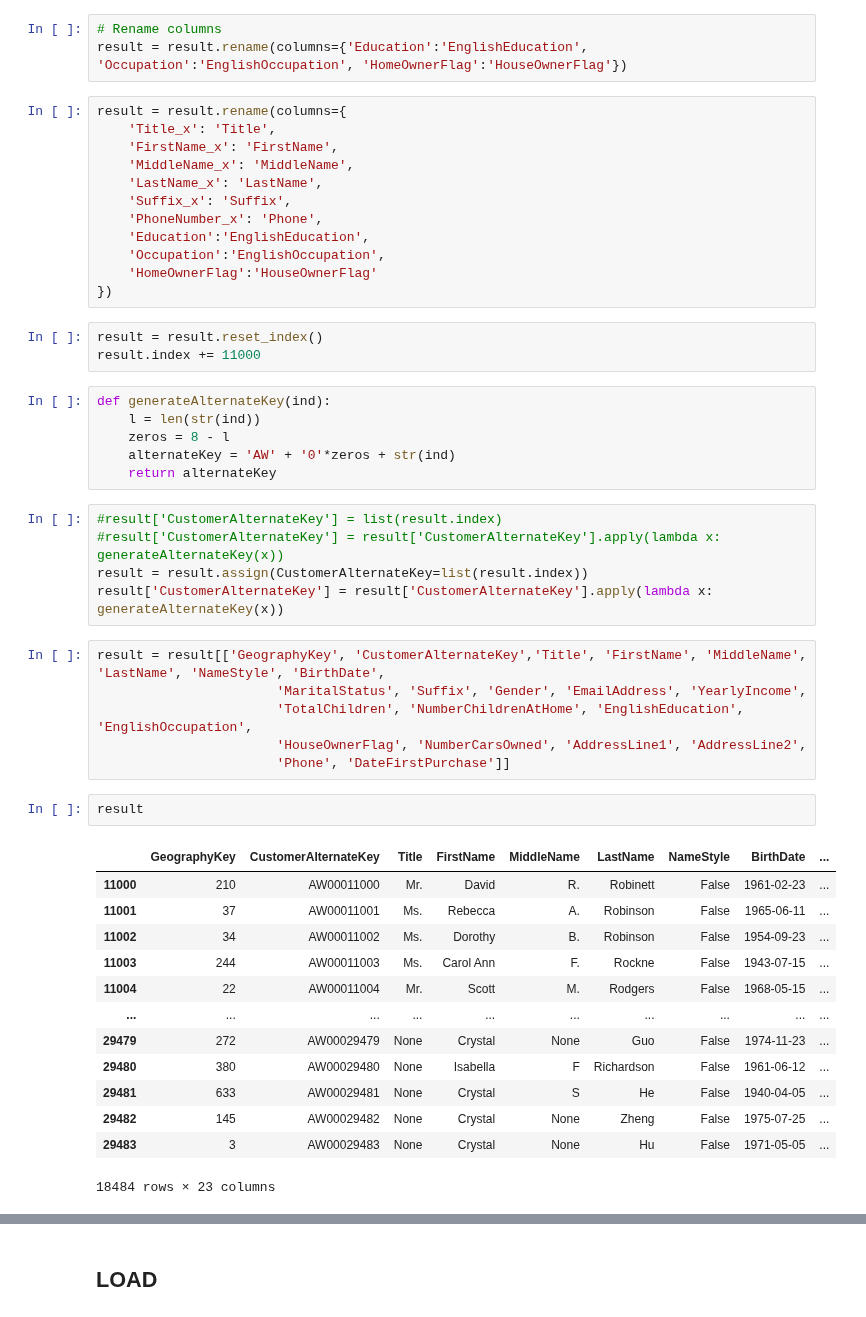
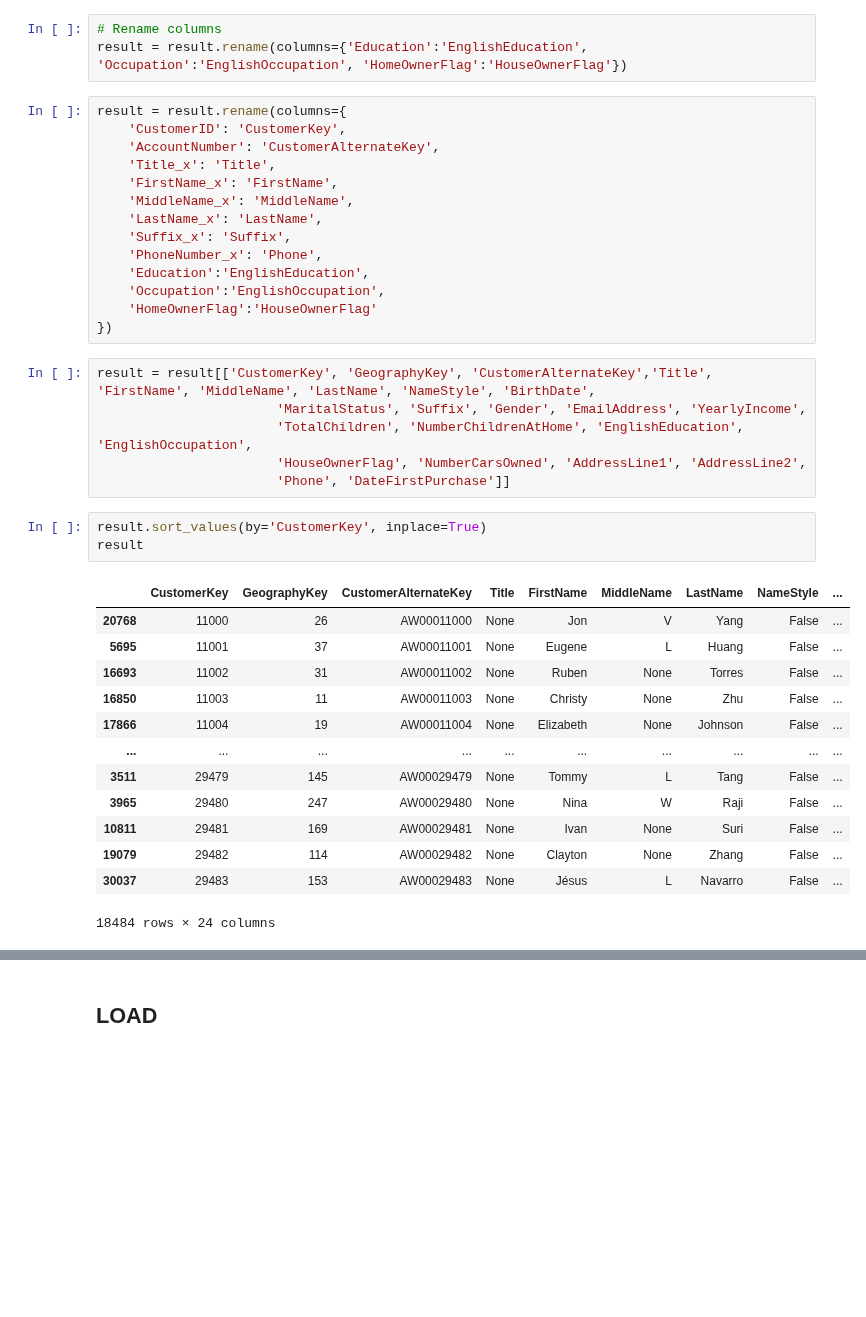
Before and after one commit to paulrojasg/data_science_part_4, a Jupyter notebook: DimCustomer.ipynb, the cells around one changed output, grey strips where cells are left out. Saved outputs shown, nothing was run; the diff lists cells and outputs as text; blank space fills up the shorter version.

```diff
--- a/DimCustomer.ipynb
+++ b/DimCustomer.ipynb
@@ -55,6 +57,8 @@ result = result.drop_duplicates(subset=['BusinessEntityID'])
 result = result.rename(columns={'Education':'EnglishEducation', 'Occupation':'EnglishOccupation', 'HomeOwnerFlag':'HouseOwnerFlag'})
 # %%
 result = result.rename(columns={
+    'CustomerID': 'CustomerKey',
+    'AccountNumber': 'CustomerAlternateKey',
     'Title_x': 'Title',
     'FirstName_x': 'FirstName',
     'MiddleName_x': 'MiddleName',
@@ -65,39 +69,26 @@ result = result.rename(columns={
     'Occupation':'EnglishOccupation',
     'HomeOwnerFlag':'HouseOwnerFlag'
 })
-# %%
-result = result.reset_index()
-result.index += 11000
-# %%
-def generateAlternateKey(ind):
-    l = len(str(ind))
-    zeros = 8 - l
-    alternateKey = 'AW' + '0'*zeros + str(ind)
-    return alternateKey
-# %%
-#result['CustomerAlternateKey'] = list(result.index)
-#result['CustomerAlternateKey'] = result['CustomerAlternateKey'].apply(lambda x: generateAlternateKey(x))
-result = result.assign(CustomerAlternateKey=list(result.index))
-result['CustomerAlternateKey'] = result['CustomerAlternateKey'].apply(lambda x: generateAlternateKey(x))
 # %%
-result = result[['GeographyKey', 'CustomerAlternateKey','Title', 'FirstName', 'MiddleName', 'LastName', 'NameStyle', 'BirthDate',
+result = result[['CustomerKey', 'GeographyKey', 'CustomerAlternateKey','Title', 'FirstName', 'MiddleName', 'LastName', 'NameStyle', 'BirthDate',
                        'MaritalStatus', 'Suffix', 'Gender', 'EmailAddress', 'YearlyIncome',
                        'TotalChildren', 'NumberChildrenAtHome', 'EnglishEducation', 'EnglishOccupation',
                        'HouseOwnerFlag', 'NumberCarsOwned', 'AddressLine1', 'AddressLine2',
                        'Phone', 'DateFirstPurchase']]
 # %%
+result.sort_values(by='CustomerKey', inplace=True)
 result
 # %% [output]
-|  | GeographyKey | CustomerAlternateKey | Title | FirstName | MiddleName | LastName | NameStyle | BirthDate | ... |
-| 11000 | 210 | AW00011000 | Mr. | David | R. | Robinett | False | 1961-02-23 | ... |
-| 11001 | 37 | AW00011001 | Ms. | Rebecca | A. | Robinson | False | 1965-06-11 | ... |
-| 11002 | 34 | AW00011002 | Ms. | Dorothy | B. | Robinson | False | 1954-09-23 | ... |
-| 11003 | 244 | AW00011003 | Ms. | Carol Ann | F. | Rockne | False | 1943-07-15 | ... |
-| 11004 | 22 | AW00011004 | Mr. | Scott | M. | Rodgers | False | 1968-05-15 | ... |
+|  | CustomerKey | GeographyKey | CustomerAlternateKey | Title | FirstName | MiddleName | LastName | NameStyle | ... |
+| 20768 | 11000 | 26 | AW00011000 | None | Jon | V | Yang | False | ... |
+| 5695 | 11001 | 37 | AW00011001 | None | Eugene | L | Huang | False | ... |
+| 16693 | 11002 | 31 | AW00011002 | None | Ruben | None | Torres | False | ... |
+| 16850 | 11003 | 11 | AW00011003 | None | Christy | None | Zhu | False | ... |
+| 17866 | 11004 | 19 | AW00011004 | None | Elizabeth | None | Johnson | False | ... |
 | ... | ... | ... | ... | ... | ... | ... | ... | ... | ... |
-| 29479 | 272 | AW00029479 | None | Crystal | None | Guo | False | 1974-11-23 | ... |
-| 29480 | 380 | AW00029480 | None | Isabella | F | Richardson | False | 1961-06-12 | ... |
-| 29481 | 633 | AW00029481 | None | Crystal | S | He | False | 1940-04-05 | ... |
-| 29482 | 145 | AW00029482 | None | Crystal | None | Zheng | False | 1975-07-25 | ... |
-| 29483 | 3 | AW00029483 | None | Crystal | None | Hu | False | 1971-05-05 | ... |
+| 3511 | 29479 | 145 | AW00029479 | None | Tommy | L | Tang | False | ... |
+| 3965 | 29480 | 247 | AW00029480 | None | Nina | W | Raji | False | ... |
+| 10811 | 29481 | 169 | AW00029481 | None | Ivan | None | Suri | False | ... |
+| 19079 | 29482 | 114 | AW00029482 | None | Clayton | None | Zhang | False | ... |
+| 30037 | 29483 | 153 | AW00029483 | None | Jésus | L | Navarro | False | ... |
-18484 rows × 23 columns
+18484 rows × 24 columns
```
Also changed, not shown: parts of 5 cells of this notebook.
